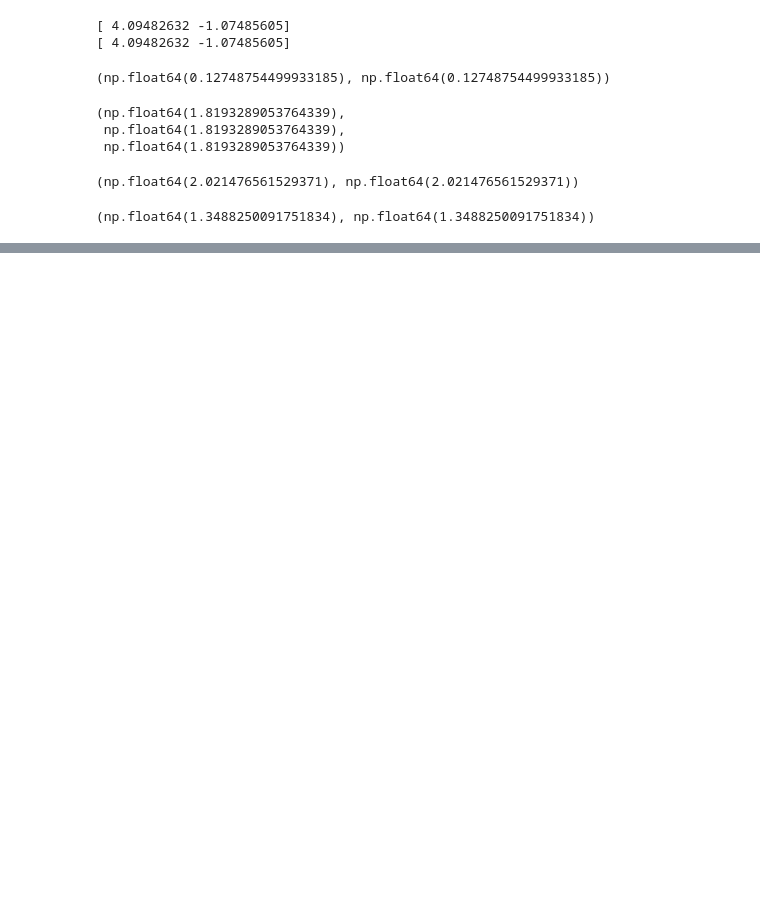
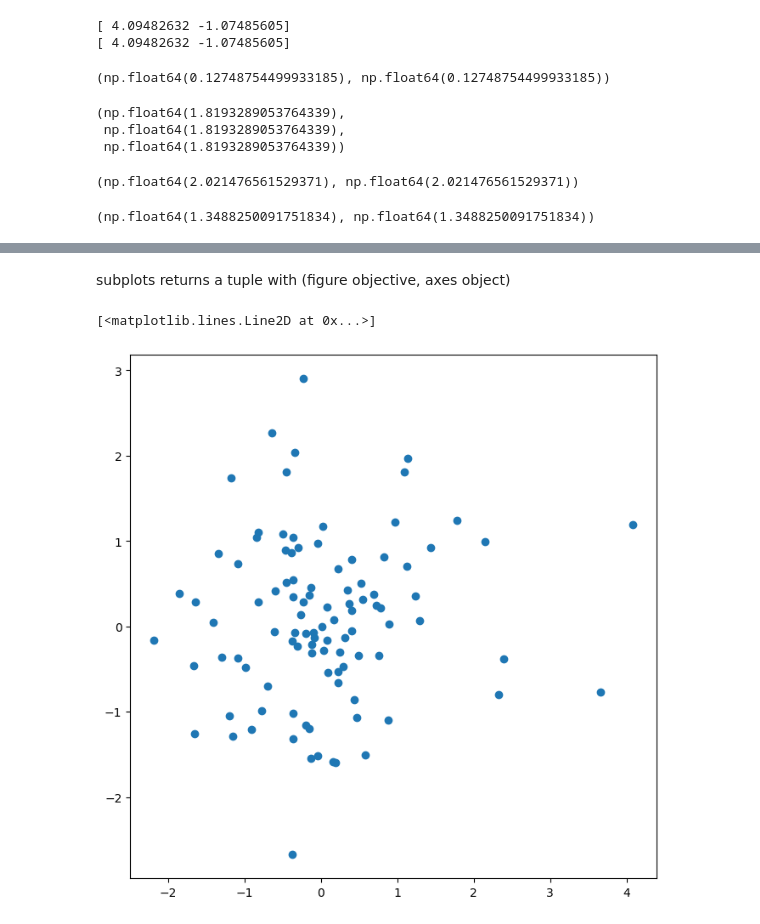
Before and after one commit to dravesb/central_tendencies, a Jupyter notebook: notes/book-notes/isl-2023/chp2-lab/chp2.ipynb, the cells around one changed output, grey strips where cells are left out. Cells and saved outputs as stored; diff of their text form; code cells hidden in the pictures; blank space fills up the shorter version.

```diff
--- a/notes/book-notes/isl-2023/chp2-lab/chp2.ipynb
+++ b/notes/book-notes/isl-2023/chp2-lab/chp2.ipynb
@@ -271,0 +321,10 @@ np.sqrt(np.var(y)), y.std()
+# %% [markdown]
+subplots returns a tuple with (figure objective, axes object)
+# %%
+fig, ax = subplots(figsize=(8, 8))
+x = rng.standard_normal(100)
+y = rng.standard_normal(100)
+ax.plot(x, y, "o")
+# %% [output]
+[<matplotlib.lines.Line2D at 0x...>]
+[figure, added]
```
Also changed, not shown: parts of 81 cells of this notebook, 1 other file.
